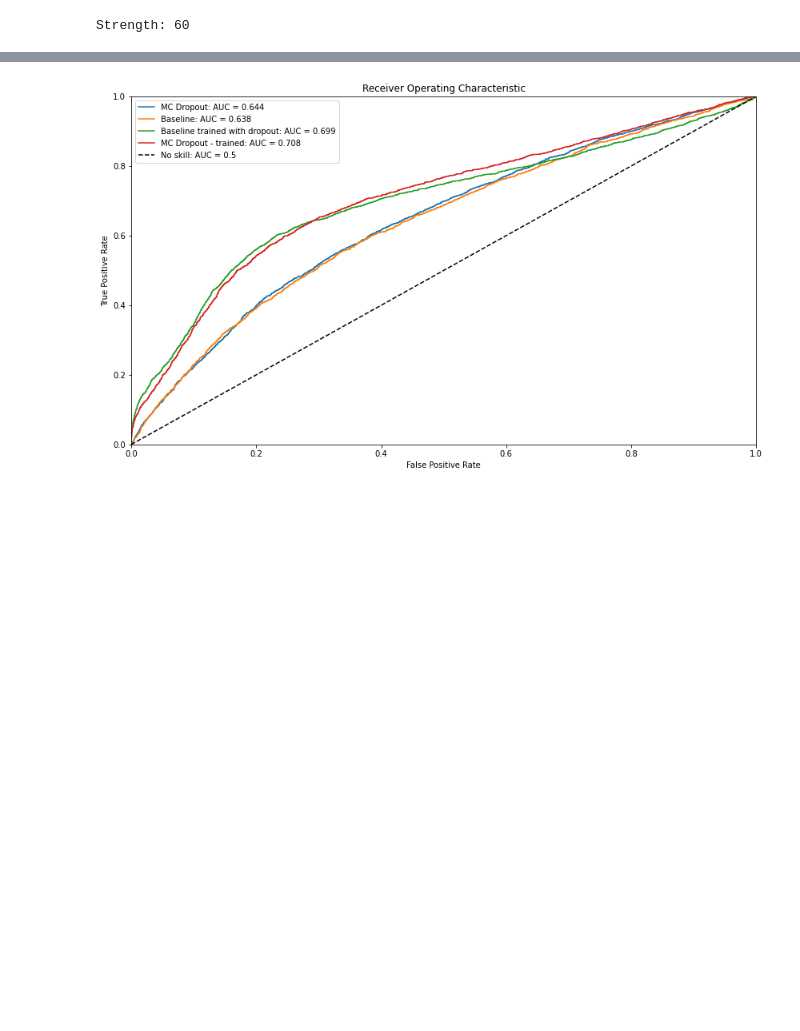
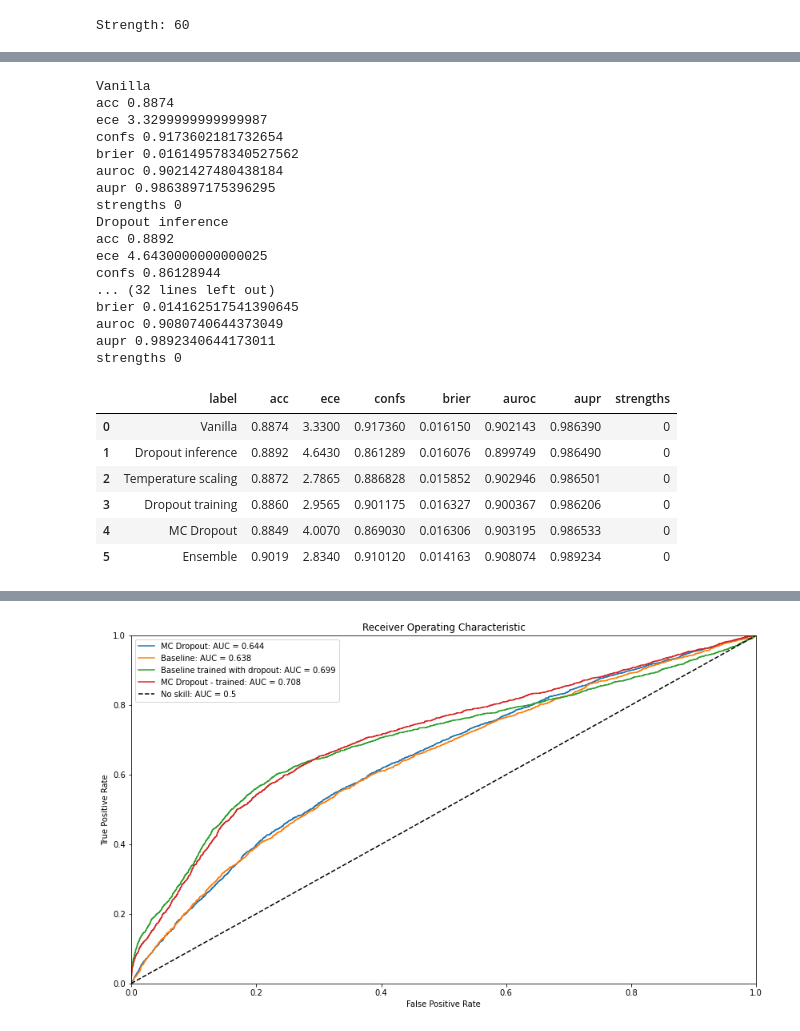
Before and after one commit to vlasakjiri/uncertainty-estimations, a Jupyter notebook: classification-fmnist.ipynb, the cells around one changed output, grey strips where cells are left out. Saved outputs shown, nothing was run; the diff lists cells and outputs as text; code cells hidden in the pictures; blank space fills up the shorter version.

```diff
--- a/classification-fmnist.ipynb
+++ b/classification-fmnist.ipynb
@@ -229,6 +261,9 @@ curves = {
     "baseline": utils.metrics.model_metrics(),
     "baseline_dropout": utils.metrics.model_metrics(),
     "mcd_trained":utils.metrics.model_metrics(),
+    "temp_scaling":utils.metrics.model_metrics(),
+    "ensemble":utils.metrics.model_metrics(),
+
 }
 
 
@@ -250,10 +285,17 @@ for s in np.arange(0, 65, 5):
 
 
     print(f"Strength: {s}")
-    progress_model = utils.model.run_validation(
-        model, data_loader_test, utils.metrics.Progress(), device, mc_dropout_iters=5)
+    progress_model= utils.model.run_validation(
+        model, data_loader_test, utils.metrics.Progress(), device, mc_dropout_iters=20)
+
     progress_model_dropout = utils.model.run_validation(
-        model_dropout, data_loader_test, utils.metrics.Progress(), device, mc_dropout_iters=5)
+        model_dropout, data_loader_test, utils.metrics.Progress(), device, mc_dropout_iters=20)
+
+    progress_model_scaled = utils.model.run_validation(
+        scaled_model, data_loader_test, utils.metrics.Progress(), device, mc_dropout_iters=0)
+
+    progress_model_ensemble = utils.model.run_validation(
+        model_ensemble, data_loader_test, utils.metrics.Progress(), device, mc_dropout_iters=0)
 
 
     # dropout_max_probs = progress_model.dropout_outputs.max(axis=-1)
@@ -275,6 +317,12 @@ for s in np.arange(0, 65, 5):
 
     max_probs = progress_model_dropout.dropout_outputs.max(axis=-1)
     utils.metrics.update_model_metrics(progress_model_dropout, progress_model_dropout.dropout_outputs, max_probs, progress_model_dropout.dropout_predictions, labels, bins, curves["mcd_trained"], s)
+
+    max_probs = progress_model_scaled.max_probs
+    utils.metrics.update_model_metrics(progress_model_scaled, progress_model_scaled.probs, max_probs, progress_model_scaled.predictions, labels, bins, curves["temp_scaling"], s)
+
+    max_probs = progress_model_ensemble.logits.max(axis=-1)
+    utils.metrics.update_model_metrics(progress_model_ensemble, progress_model_ensemble.logits, max_probs, progress_model_ensemble.predictions, labels, bins, curves["ensemble"], s)
 # %% [output]
 Strength: 0
 Strength: 5
@@ -306,0 +363,39 @@ curves
+# %%
+import pandas as pd
+df = pd.DataFrame()
+
+for label, prog in curves.items():
+    print(label)
+    row = {"label":label}
+
+    for name,val in vars(prog).items():
+        if len(val)>0:
+            row[name] = val[0]
+            print(name, val[0])
+    df=df.append(row,ignore_index=True)
+df
+# %% [output]
+Vanilla
+acc 0.8874
+ece 3.3299999999999987
+confs 0.9173602181732654
+brier 0.016149578340527562
+auroc 0.9021427480438184
+aupr 0.9863897175396295
+strengths 0
+Dropout inference
+acc 0.8892
+ece 4.6430000000000025
+confs 0.86128944
+... (32 lines left out)
+brier 0.014162517541390645
+auroc 0.9080740644373049
+aupr 0.9892340644173011
+strengths 0
+|  | label | acc | ece | confs | brier | auroc | aupr | strengths |
+| 0 | Vanilla | 0.8874 | 3.3300 | 0.917360 | 0.016150 | 0.902143 | 0.986390 | 0 |
+| 1 | Dropout inference | 0.8892 | 4.6430 | 0.861289 | 0.016076 | 0.899749 | 0.986490 | 0 |
+| 2 | Temperature scaling | 0.8872 | 2.7865 | 0.886828 | 0.015852 | 0.902946 | 0.986501 | 0 |
+| 3 | Dropout training | 0.8860 | 2.9565 | 0.901175 | 0.016327 | 0.900367 | 0.986206 | 0 |
+| 4 | MC Dropout | 0.8849 | 4.0070 | 0.869030 | 0.016306 | 0.903195 | 0.986533 | 0 |
+| 5 | Ensemble | 0.9019 | 2.8340 | 0.910120 | 0.014163 | 0.908074 | 0.989234 | 0 |
```
Also changed, not shown: parts of 19 cells of this notebook, 14 other files.
